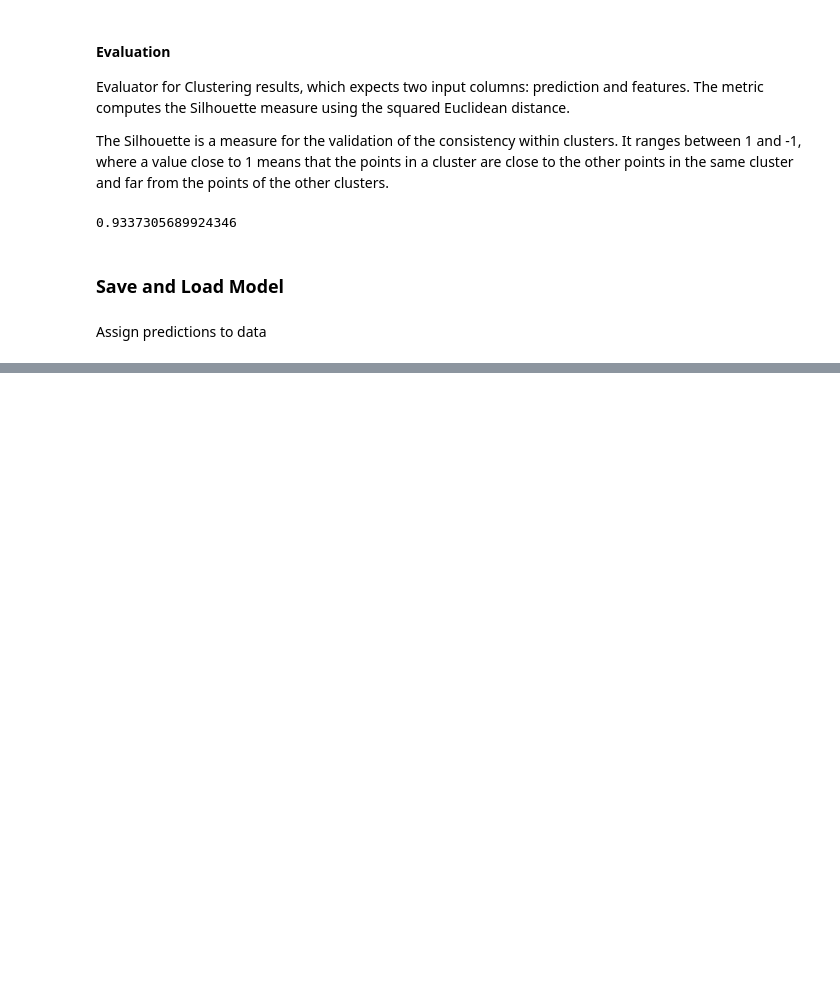
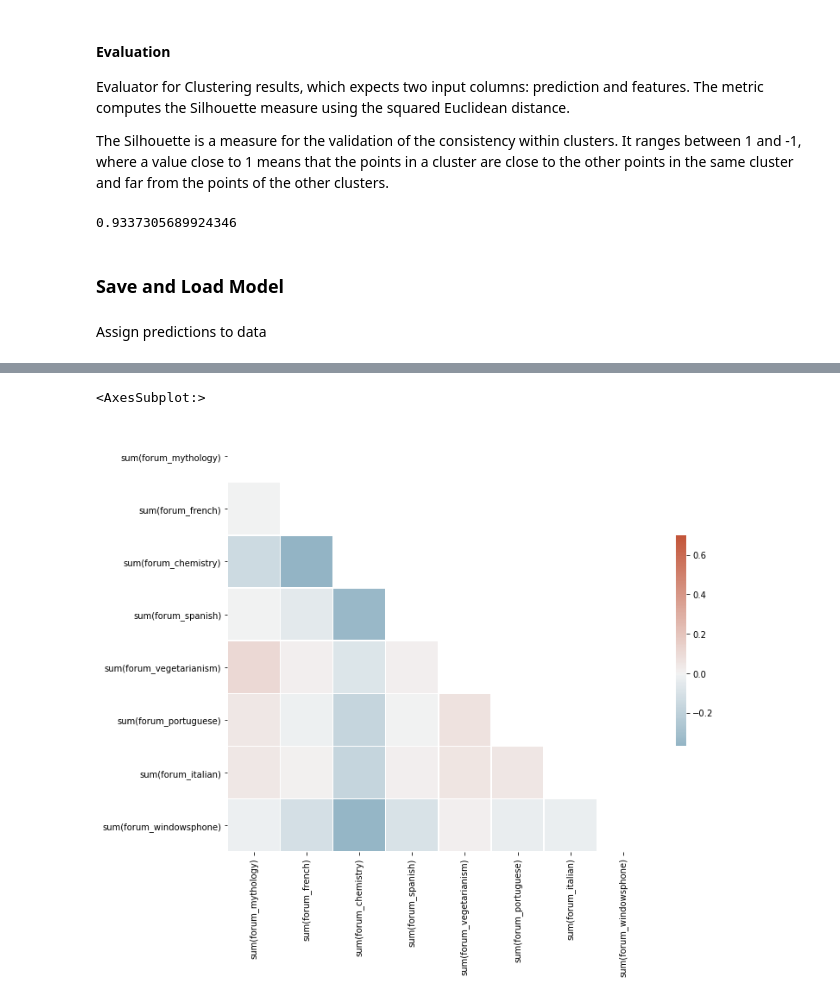
Before and after one commit to Klaudia8/stackoverflow-project, a Jupyter notebook: data/Docker_machine_learning.ipynb, the cells around one changed output, grey strips where cells are left out. Cells and saved outputs as stored; diff of their text form; code cells hidden in the pictures; blank space fills up the shorter version.

Commit message:
Analysis of clustered data

```diff
--- a/data/Docker_machine_learning.ipynb
+++ b/data/Docker_machine_learning.ipynb
@@ -261,0 +280,10 @@ only showing top 20 rows
+# %%
+sns.set_theme(style="white")
+# %%
+d=ddf['sum(forum_mythology)',
+'sum(forum_french)',
+ 'sum(forum_chemistry)',
+           'sum(forum_spanish)',
+ 'sum(forum_vegetarianism)',
+ 'sum(forum_portuguese)',
+ 'sum(forum_italian)', 'sum(forum_windowsphone)']
@@ -261,0 +294,25 @@ only showing top 20 rows
+# %%
+d=d.toPandas()
+# %%
+#rs = np.random.RandomState(33)
+#d = pd.DataFrame(data=rs.normal(size=(100, 26)),
+ #                columns=list(ascii_letters[26:]))
+d
+# Compute the correlation matrix
+corr = d.corr()
+
+# Generate a mask for the upper triangle
+mask = np.triu(np.ones_like(corr, dtype=bool))
+
+# Set up the matplotlib figure
+f, ax = plt.subplots(figsize=(11, 9))
+
+# Generate a custom diverging colormap
+cmap = sns.diverging_palette(230, 20, as_cmap=True)
+
+# Draw the heatmap with the mask and correct aspect ratio
+sns.heatmap(corr, mask=mask, cmap=cmap, vmax=.7, center=0,
+            square=True, linewidths=.5, cbar_kws={"shrink": .5})
+# %% [output]
+<AxesSubplot:>
+[figure, added]
```
Also changed, not shown: parts of 10 cells of this notebook, 1 other file.
